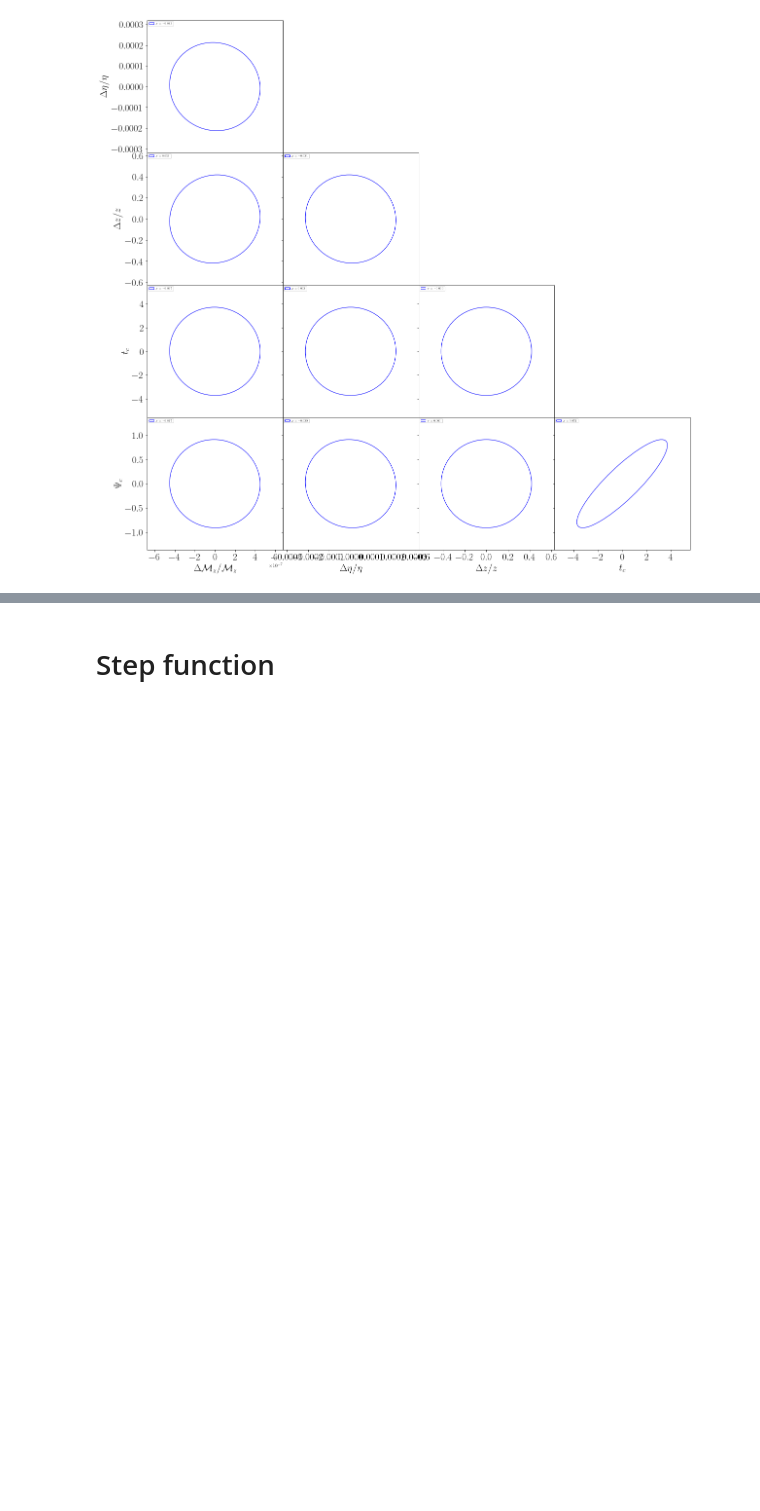
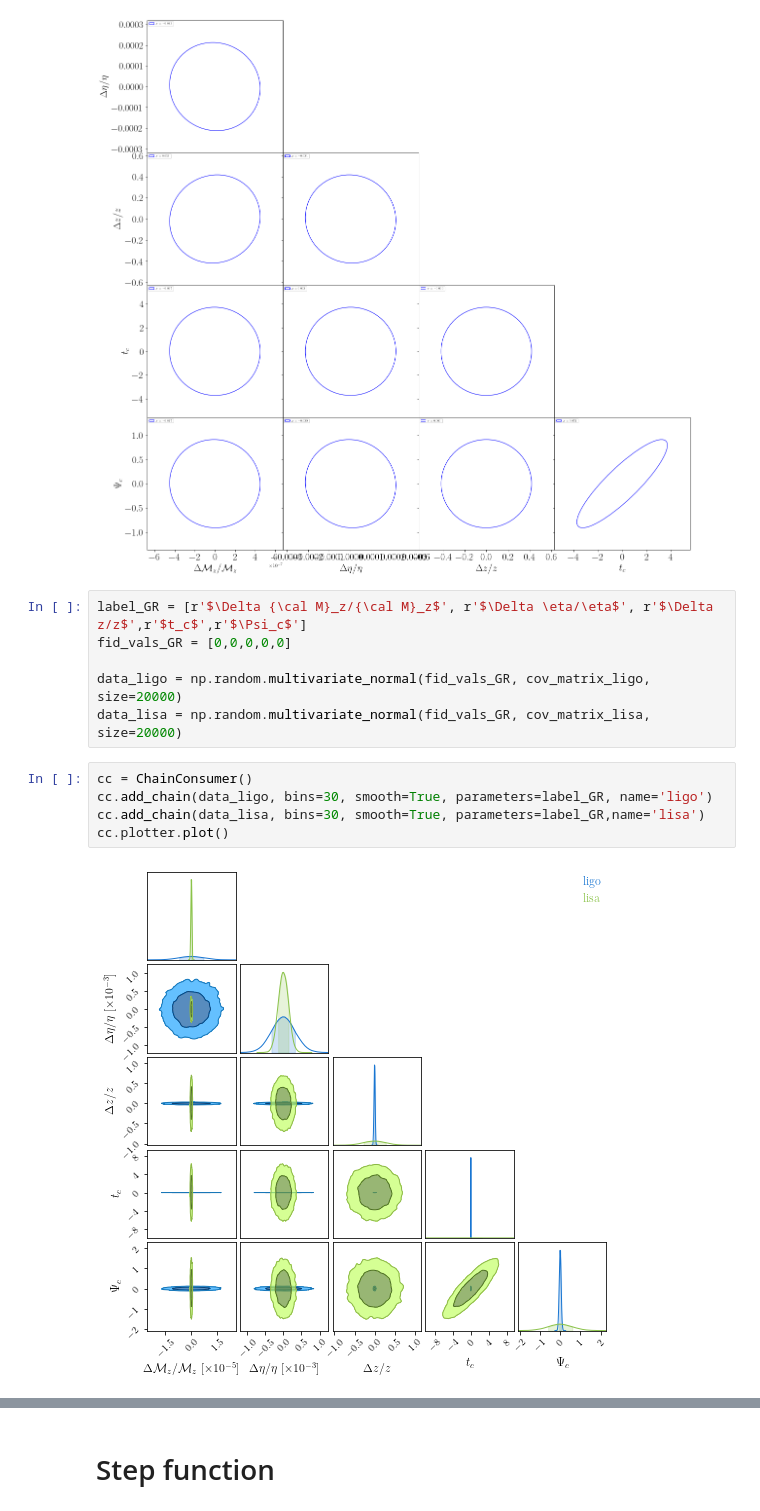
Before and after one commit to AnChenPhys/multiband_MG, a Jupyter notebook: code/multiband_MG_simple.ipynb, the cells around one changed output, grey strips where cells are left out. Cells and saved outputs as stored; diff of their text form; blank space fills up the shorter version.

```diff
--- a/code/multiband_MG_simple.ipynb
+++ b/code/multiband_MG_simple.ipynb
@@ -259,3 +268,16 @@ gs = gridspec.GridSpec(len(fid_vals_GR)-1, len(fid_vals_GR)-1, hspace=0, wspace=
 add_fisher_plots(cov_matrix_lisa,fid_vals_GR,labels_GR,'GR LISA','b')
 # %% [output]
 [figure]
+# %%
+label_GR = [r'$\Delta {\cal M}_z/{\cal M}_z$', r'$\Delta \eta/\eta$', r'$\Delta z/z$',r'$t_c$',r'$\Psi_c$']
+fid_vals_GR = [0,0,0,0,0]
+
+data_ligo = np.random.multivariate_normal(fid_vals_GR, cov_matrix_ligo, size=20000)
+data_lisa = np.random.multivariate_normal(fid_vals_GR, cov_matrix_lisa, size=20000)
+# %%
+cc = ChainConsumer()
+cc.add_chain(data_ligo, bins=30, smooth=True, parameters=label_GR, name='ligo')
+cc.add_chain(data_lisa, bins=30, smooth=True, parameters=label_GR,name='lisa')
+cc.plotter.plot()
+# %% [output]
+[figure, added]
```
Also changed, not shown: parts of 23 cells of this notebook, 1 other file.
